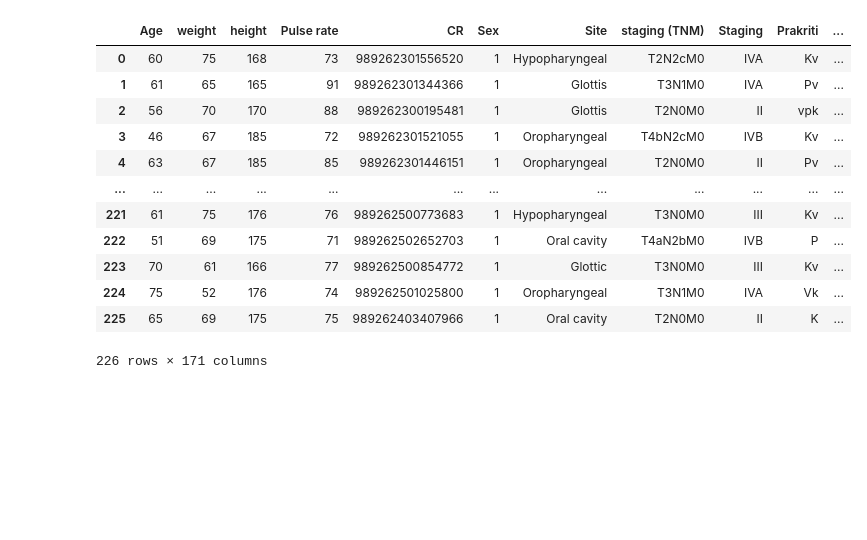
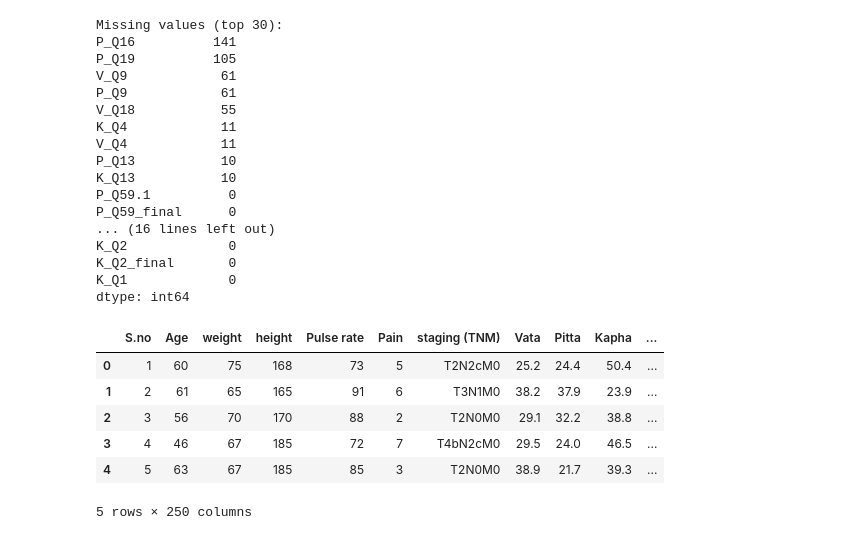
Before and after one commit to B23BB1046/MedTech, a Jupyter notebook: MedTech.ipynb, the cells around one changed output. Drawn from its saved outputs; the diff is of its cells as text; code cells hidden in the pictures; blank space fills up the shorter version.

```diff
--- a/MedTech.ipynb
+++ b/MedTech.ipynb
@@ -9,4 +9,4 @@ from sklearn.preprocessing import StandardScaler
 from sklearn.linear_model import LogisticRegression
 from sklearn.metrics import classification_report, confusion_matrix
 # %%
-df = pd.read_csv(r'/home/yogendra/Downloads/MedTech_Masterchart - Sheet1.csv')
+df = pd.read_csv('/home/yogendra/Documents/MedTechProject/Medtechproject/MedTech_Masterchart - final .csv')
@@ -51,2 +34,0 @@ memory usage: 365.6+ KB
-# %%
-df = df.drop(['Sno', 'Name', 'Place of birth', 'date', 'month', 'year'], axis=1)
@@ -97,18 +55,53 @@ Index(['Unnamed: 177', 'Unnamed: 194', 'Unnamed: 193', 'Teeth', 'Unnamed: 118',
-# %%
-df = df.drop(columns_to_drop, axis=1)
+# %%
+# We'll handle missing values inside model pipelines to avoid leakage.
+print('Missing values (top 30):')
+print(df.isnull().sum().sort_values(ascending=False).head(30))
+# %% [output]
+Missing values (top 30):
+P_Q16          141
+P_Q19          105
+V_Q9            61
+P_Q9            61
+V_Q18           55
+K_Q4            11
+V_Q4            11
+P_Q13           10
+K_Q13           10
+P_Q59.1          0
+P_Q59_final      0
+... (16 lines left out)
+K_Q2             0
+K_Q2_final       0
+K_Q1             0
+dtype: int64
+# %%
+# Get all column names
+cols = df.columns
+
+# Columns to keep
+keep_cols = []
+
+for col in cols:
+    # If it's a "_final" column → always keep
+    if col.endswith('_final'):
+        keep_cols.append(col)
+    else:
+        # Check if corresponding _final exists
+        base = col.split('.')[0]  # handles K_Q65.1
+        final_col = base + '_final'
+
+        if final_col not in cols:
+            keep_cols.append(col)
+
+# Keep only selected columns
+df = df[keep_cols]
 # %%
-df
+df.head()
 # %% [output]
-|  | Age | weight | height | Pulse rate | CR | Sex | Site | staging (TNM) | Staging | Prakriti | ... |
-| 0 | 60 | 75 | 168 | 73 | 989262301556520 | 1 | Hypopharyngeal | T2N2cM0 | IVA | Kv | ... |
-| 1 | 61 | 65 | 165 | 91 | 989262301344366 | 1 | Glottis | T3N1M0 | IVA | Pv | ... |
-| 2 | 56 | 70 | 170 | 88 | 989262300195481 | 1 | Glottis | T2N0M0 | II | vpk | ... |
-| 3 | 46 | 67 | 185 | 72 | 989262301521055 | 1 | Oropharyngeal | T4bN2cM0 | IVB | Kv | ... |
-| 4 | 63 | 67 | 185 | 85 | 989262301446151 | 1 | Oropharyngeal | T2N0M0 | II | Pv | ... |
-| ... | ... | ... | ... | ... | ... | ... | ... | ... | ... | ... | ... |
-| 221 | 61 | 75 | 176 | 76 | 989262500773683 | 1 | Hypopharyngeal | T3N0M0 | III | Kv | ... |
-| 222 | 51 | 69 | 175 | 71 | 989262502652703 | 1 | Oral cavity | T4aN2bM0 | IVB | P | ... |
-| 223 | 70 | 61 | 166 | 77 | 989262500854772 | 1 | Glottic | T3N0M0 | III | Kv | ... |
-| 224 | 75 | 52 | 176 | 74 | 989262501025800 | 1 | Oropharyngeal | T3N1M0 | IVA | Vk | ... |
-| 225 | 65 | 69 | 175 | 75 | 989262403407966 | 1 | Oral cavity | T2N0M0 | II | K | ... |
+|  | S.no | Age | weight | height | Pulse rate | Pain | staging (TNM) | Vata | Pitta | Kapha | ... |
+| 0 | 1 | 60 | 75 | 168 | 73 | 5 | T2N2cM0 | 25.2 | 24.4 | 50.4 | ... |
+| 1 | 2 | 61 | 65 | 165 | 91 | 6 | T3N1M0 | 38.2 | 37.9 | 23.9 | ... |
+| 2 | 3 | 56 | 70 | 170 | 88 | 2 | T2N0M0 | 29.1 | 32.2 | 38.8 | ... |
+| 3 | 4 | 46 | 67 | 185 | 72 | 7 | T4bN2cM0 | 29.5 | 24.0 | 46.5 | ... |
+| 4 | 5 | 63 | 67 | 185 | 85 | 3 | T2N0M0 | 38.9 | 21.7 | 39.3 | ... |
-226 rows × 171 columns
+5 rows × 250 columns
```
Also changed, not shown: parts of 78 cells of this notebook.
